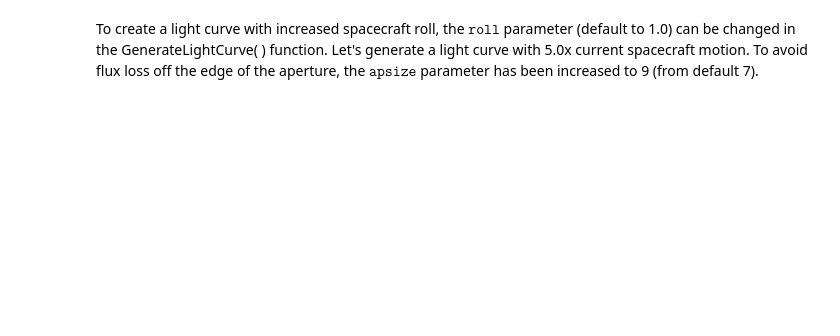
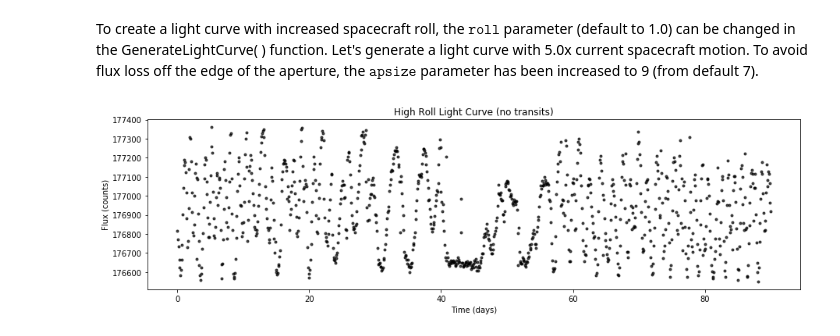
Before and after one commit to nksaunders/scope, a Jupyter notebook: Notebooks/Example.ipynb, the cells around one changed output. Drawn from its saved outputs; the diff is of its cells as text; code cells hidden in the pictures; blank space fills up the shorter version.

```diff
--- a/Notebooks/Example.ipynb
+++ b/Notebooks/Example.ipynb
@@ -43,9 +58,11 @@ highroll_fpix, highroll_flux, highroll_ferr = star.GenerateLightCurve(12., roll=
 # %%
 fig = pl.figure(figsize=(15,4));
 pl.plot(star.t,highroll_flux,'k.', alpha=.7);
-pl.title('High Roll Light Curve (No Transits)')
+pl.title('High Roll Light Curve (no transits)')
 pl.xlabel('Time (days)');
 pl.ylabel('Flux (counts)');
+# %% [output]
+[figure, added]
 # %%
 hr_fpix_tr, hr_flux_tr = star.AddTransit(highroll_fpix)
 # %%
```
Also changed, not shown: parts of 22 cells of this notebook.
